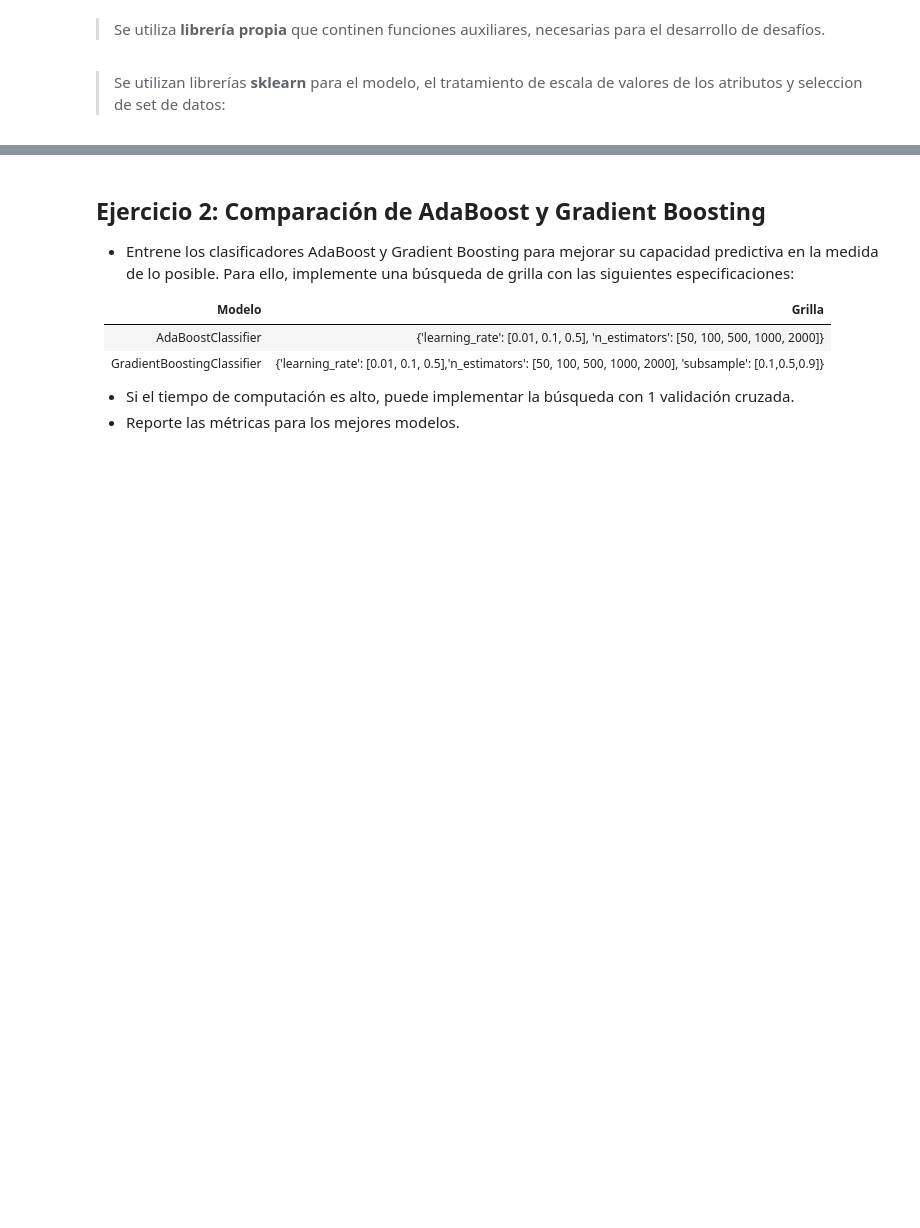
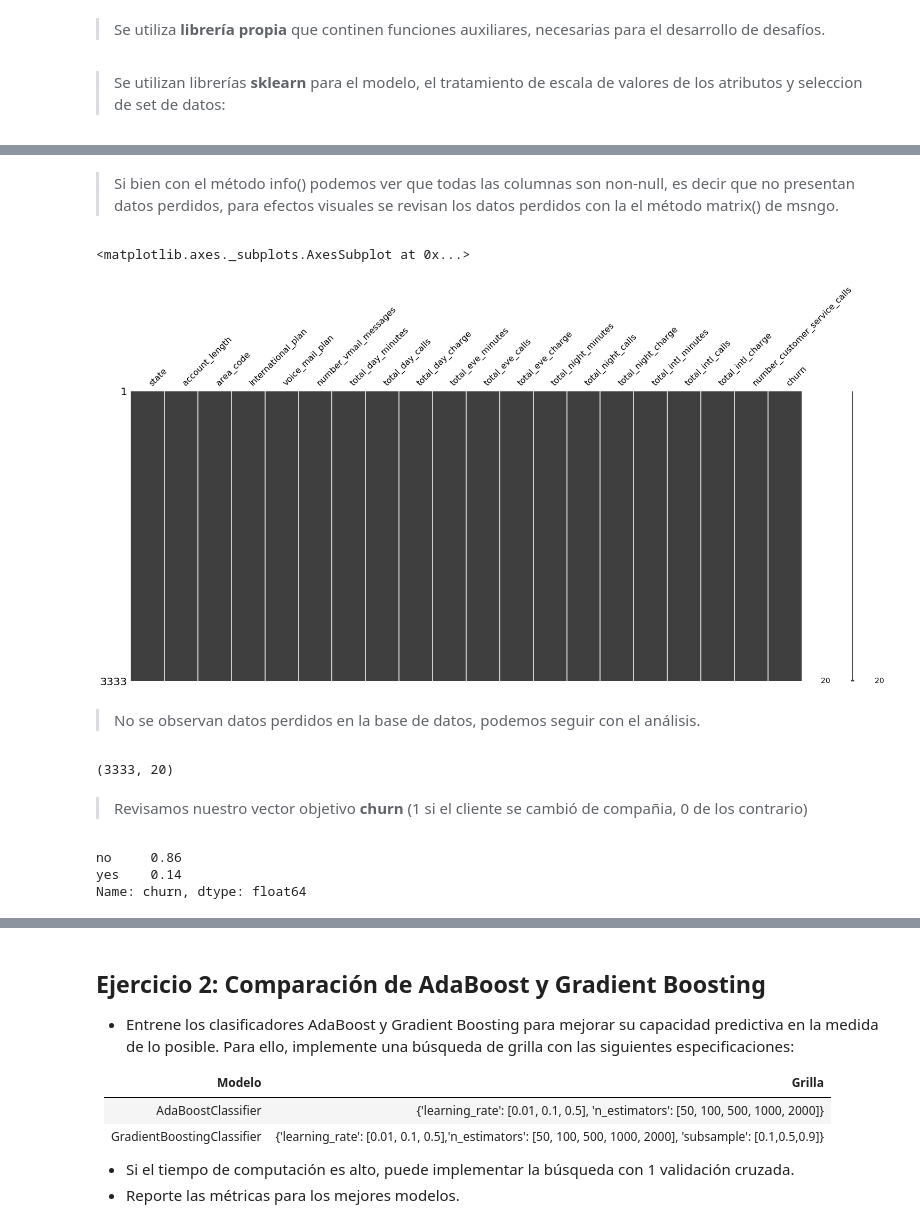
Before and after one commit to ridexmoler/modulo-machine-learning, a Jupyter notebook: semana5/sesion9/Pablo-Rocco-ACT009/notebook.ipynb, the cells around one changed output, grey strips where cells are left out. Drawn from its saved outputs; the diff is of its cells as text; code cells hidden in the pictures; blank space fills up the shorter version.

```diff
--- a/semana5/sesion9/Pablo-Rocco-ACT009/notebook.ipynb
+++ b/semana5/sesion9/Pablo-Rocco-ACT009/notebook.ipynb
@@ -88,0 +86,3 @@ from sklearn.ensemble import RandomForestRegressor
+# %%
+# Se carga la base de datos y se elimina la columna 'Unnamed: 0' que no aporta valor al análisis.
+df = pd.read_csv('churn_train.csv').drop(columns='Unnamed: 0')
@@ -88,0 +123,22 @@ from sklearn.ensemble import RandomForestRegressor
+# %% [markdown]
+> Si bien con el método info() podemos ver que todas las columnas son non-null, es decir que no presentan datos perdidos, para efectos visuales se revisan los datos perdidos con la el método matrix() de msngo.
+# %%
+msngo.matrix(df)
+# %% [output]
+<matplotlib.axes._subplots.AxesSubplot at 0x...>
+[figure, added]
+# %% [markdown]
+> No se observan datos perdidos en la base de datos, podemos seguir con el análisis.
+# %%
+# Revisamos las dimensiones de la base de datos
+df.shape
+# %% [output]
+(3333, 20)
+# %% [markdown]
+> Revisamos nuestro vector objetivo __churn__ (1 si el cliente se cambió de compañia, 0 de los contrario)
+# %%
+np.round(df['churn'].value_counts('%'), 2)
+# %% [output]
+no     0.86
+yes    0.14
+Name: churn, dtype: float64
```
Also changed, not shown: parts of 63 cells of this notebook, 3 other files.
